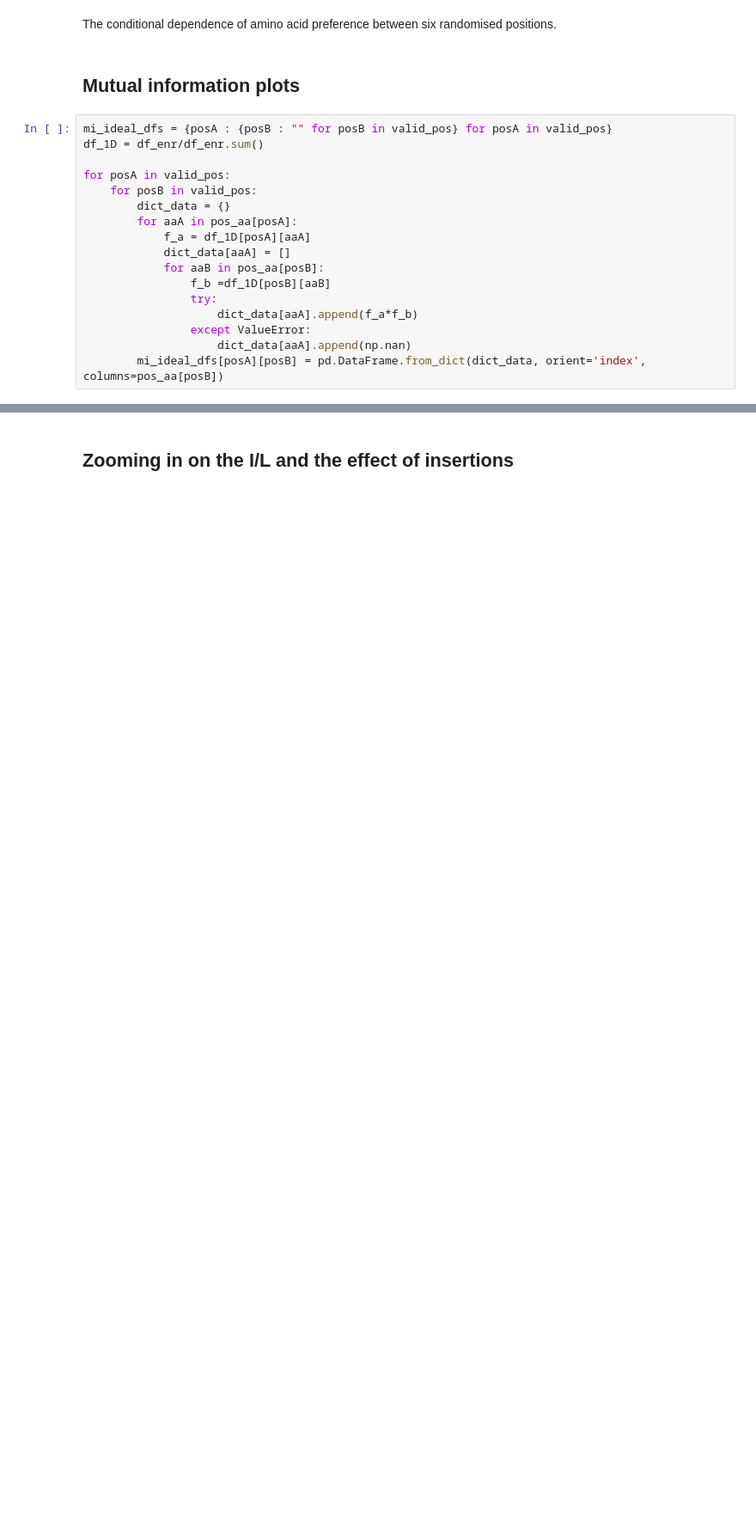
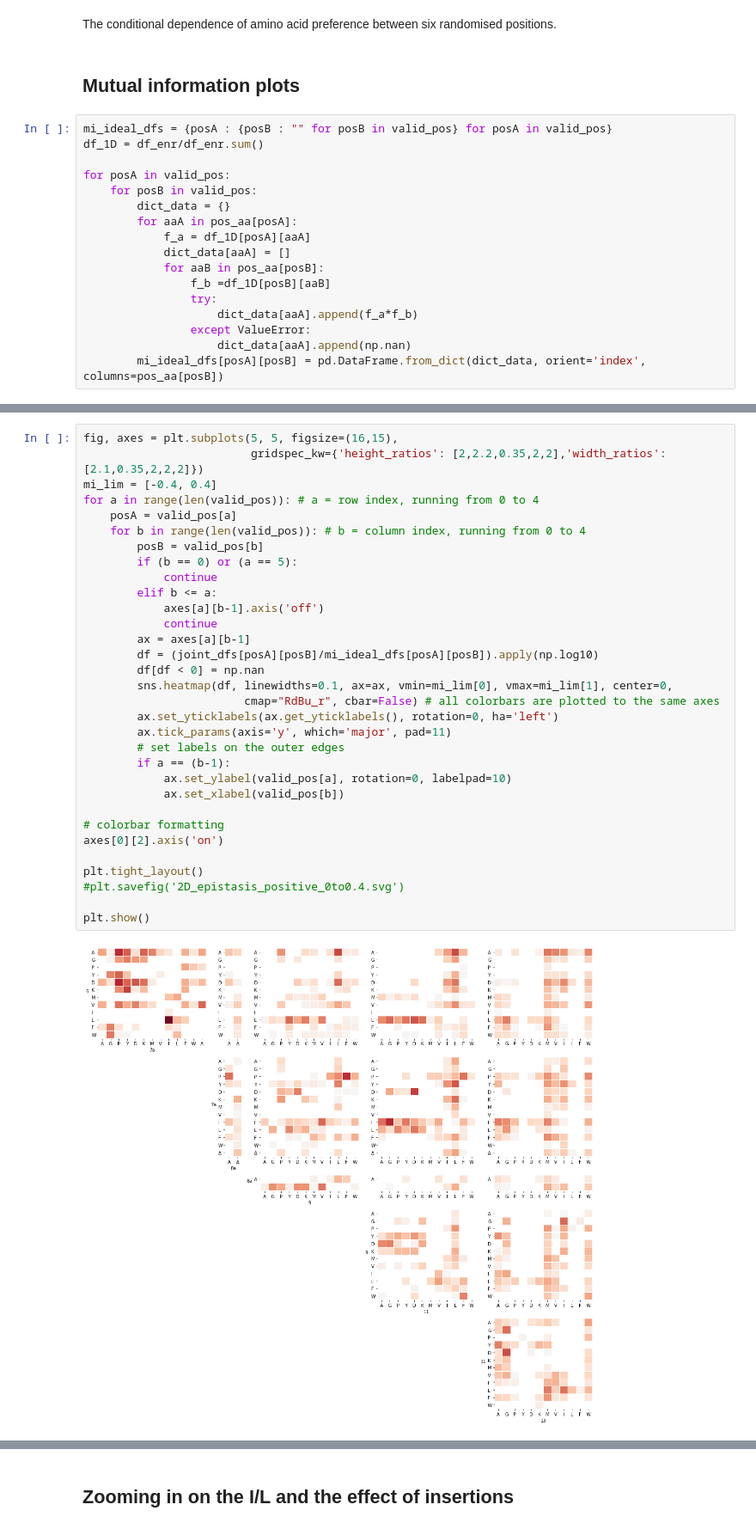
Before and after one commit to MayaPetek/InDelScanner, a Jupyter notebook: Results_Remkes/Heatmaps.ipynb, the cells around one changed output, grey strips where cells are left out. Shown: that part at 86% size. Cells and saved outputs as stored; diff of their text form; blank space fills up the shorter version.

```diff
--- a/Results_Remkes/Heatmaps.ipynb
+++ b/Results_Remkes/Heatmaps.ipynb
@@ -345,0 +414,34 @@ plt.show()
+# %%
+fig, axes = plt.subplots(5, 5, figsize=(16,15),
+                         gridspec_kw={'height_ratios': [2,2.2,0.35,2,2],'width_ratios': [2.1,0.35,2,2,2]})
+mi_lim = [-0.4, 0.4]
+for a in range(len(valid_pos)): # a = row index, running from 0 to 4
+    posA = valid_pos[a]
+    for b in range(len(valid_pos)): # b = column index, running from 0 to 4
+        posB = valid_pos[b]
+        if (b == 0) or (a == 5):
+            continue
+        elif b <= a:
+            axes[a][b-1].axis('off')
+            continue
+        ax = axes[a][b-1]
+        df = (joint_dfs[posA][posB]/mi_ideal_dfs[posA][posB]).apply(np.log10)
+        df[df < 0] = np.nan
+        sns.heatmap(df, linewidths=0.1, ax=ax, vmin=mi_lim[0], vmax=mi_lim[1], center=0,
+                        cmap="RdBu_r", cbar=False) # all colorbars are plotted to the same axes
+        ax.set_yticklabels(ax.get_yticklabels(), rotation=0, ha='left')
+        ax.tick_params(axis='y', which='major', pad=11)
+        # set labels on the outer edges
+        if a == (b-1):
+            ax.set_ylabel(valid_pos[a], rotation=0, labelpad=10)
+            ax.set_xlabel(valid_pos[b])
+
+# colorbar formatting
+axes[0][2].axis('on')
+
+plt.tight_layout()
+#plt.savefig('2D_epistasis_positive_0to0.4.svg')
+
+plt.show()
+# %% [output]
+[figure, added]
```
Also changed, not shown: parts of 9 cells of this notebook, 1 other file.
